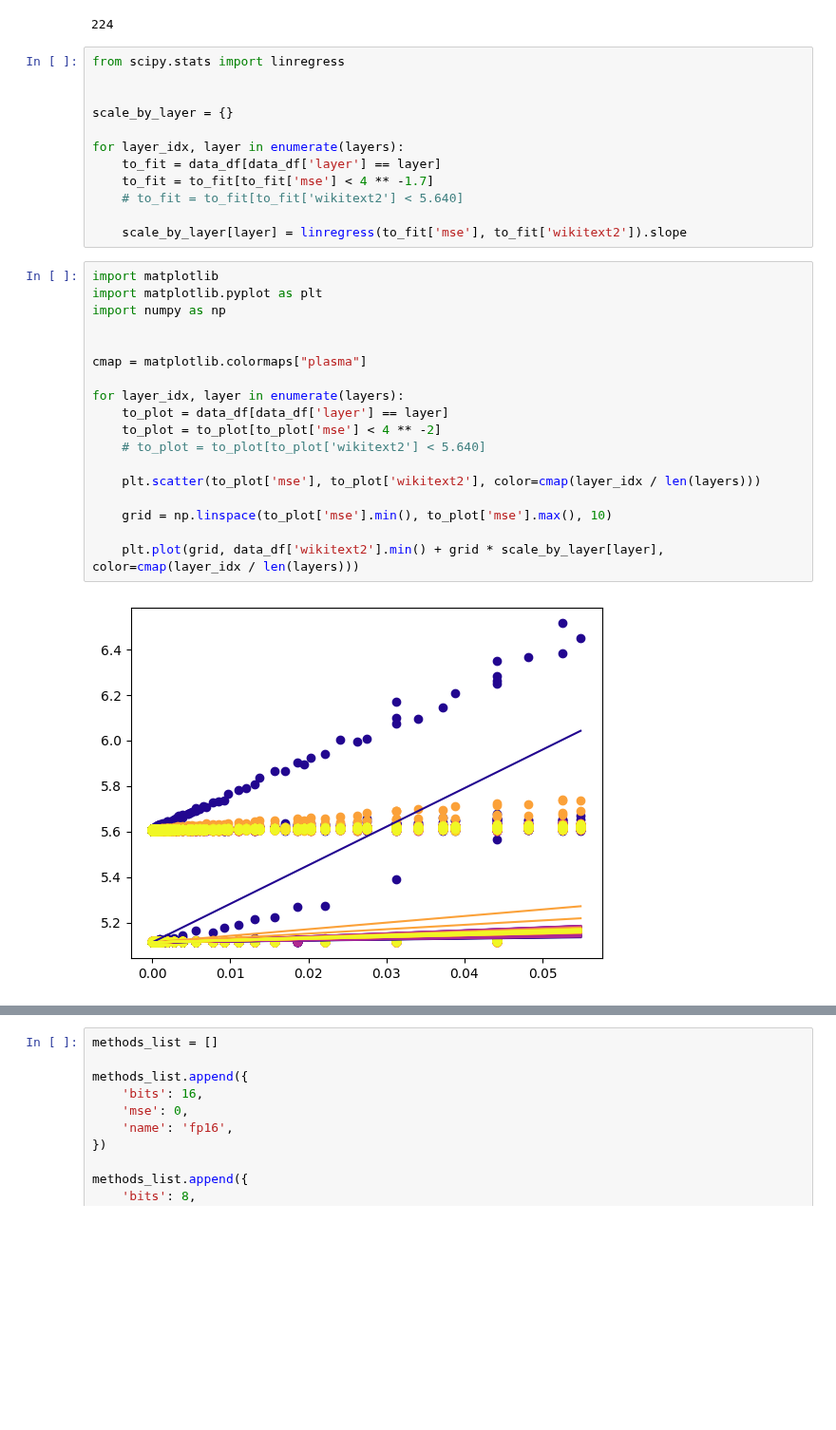
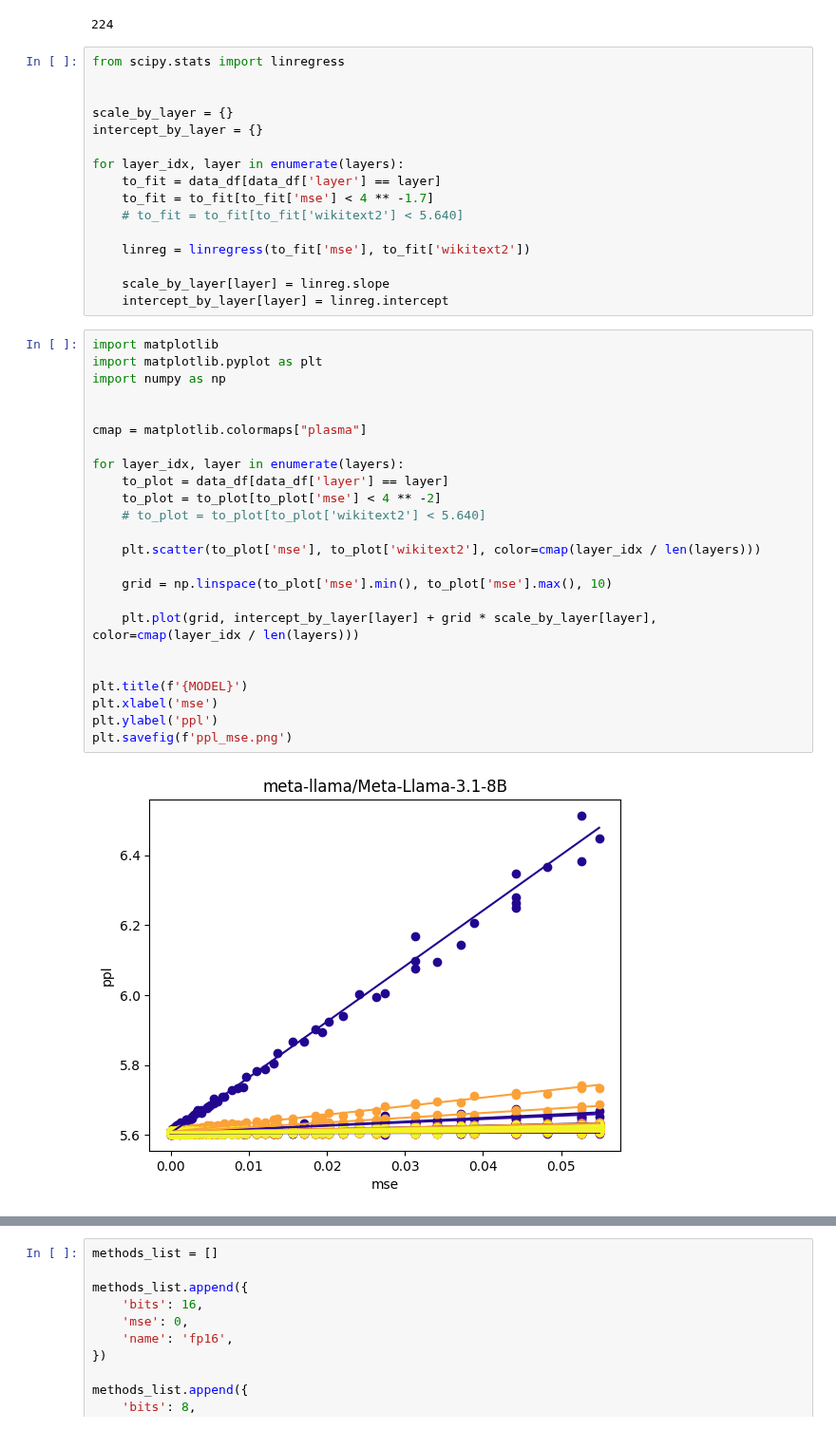
Before and after one commit to galqiwi/linear-layer-compression, a Jupyter notebook: Vladimir/2024-09-03/lienar-layer-compression/values.ipynb, the cells around one changed output, grey strips where cells are left out. Shown at 95% size. Saved outputs shown, nothing was run; the diff lists cells and outputs as text; blank space fills up the shorter version.

```diff
--- a/Vladimir/2024-09-03/lienar-layer-compression/values.ipynb
+++ b/Vladimir/2024-09-03/lienar-layer-compression/values.ipynb
@@ -90,30 +76,40 @@ from scipy.stats import linregress
 
 
 scale_by_layer = {}
+intercept_by_layer = {}
 
 for layer_idx, layer in enumerate(layers):
     to_fit = data_df[data_df['layer'] == layer]
     to_fit = to_fit[to_fit['mse'] < 4 ** -1.7]
     # to_fit = to_fit[to_fit['wikitext2'] < 5.640]
 
-    scale_by_layer[layer] = linregress(to_fit['mse'], to_fit['wikitext2']).slope
+    linreg = linregress(to_fit['mse'], to_fit['wikitext2'])
+
+    scale_by_layer[layer] = linreg.slope
+    intercept_by_layer[layer] = linreg.intercept
 # %%
 import matplotlib
 import matplotlib.pyplot as plt
 import numpy as np
 
 
 cmap = matplotlib.colormaps["plasma"]
 
 for layer_idx, layer in enumerate(layers):
     to_plot = data_df[data_df['layer'] == layer]
     to_plot = to_plot[to_plot['mse'] < 4 ** -2]
     # to_plot = to_plot[to_plot['wikitext2'] < 5.640]
 
     plt.scatter(to_plot['mse'], to_plot['wikitext2'], color=cmap(layer_idx / len(layers)))
 
     grid = np.linspace(to_plot['mse'].min(), to_plot['mse'].max(), 10)
 
-    plt.plot(grid, data_df['wikitext2'].min() + grid * scale_by_layer[layer], color=cmap(layer_idx / len(layers)))
+    plt.plot(grid, intercept_by_layer[layer] + grid * scale_by_layer[layer], color=cmap(layer_idx / len(layers)))
+
+
+plt.title(f'{MODEL}')
+plt.xlabel('mse')
+plt.ylabel('ppl')
+plt.savefig(f'ppl_mse.png')
 # %% [output]
-[figure, old version]
+[figure, new version]
```
Also changed, not shown: parts of 6 cells of this notebook, 2 other files.
